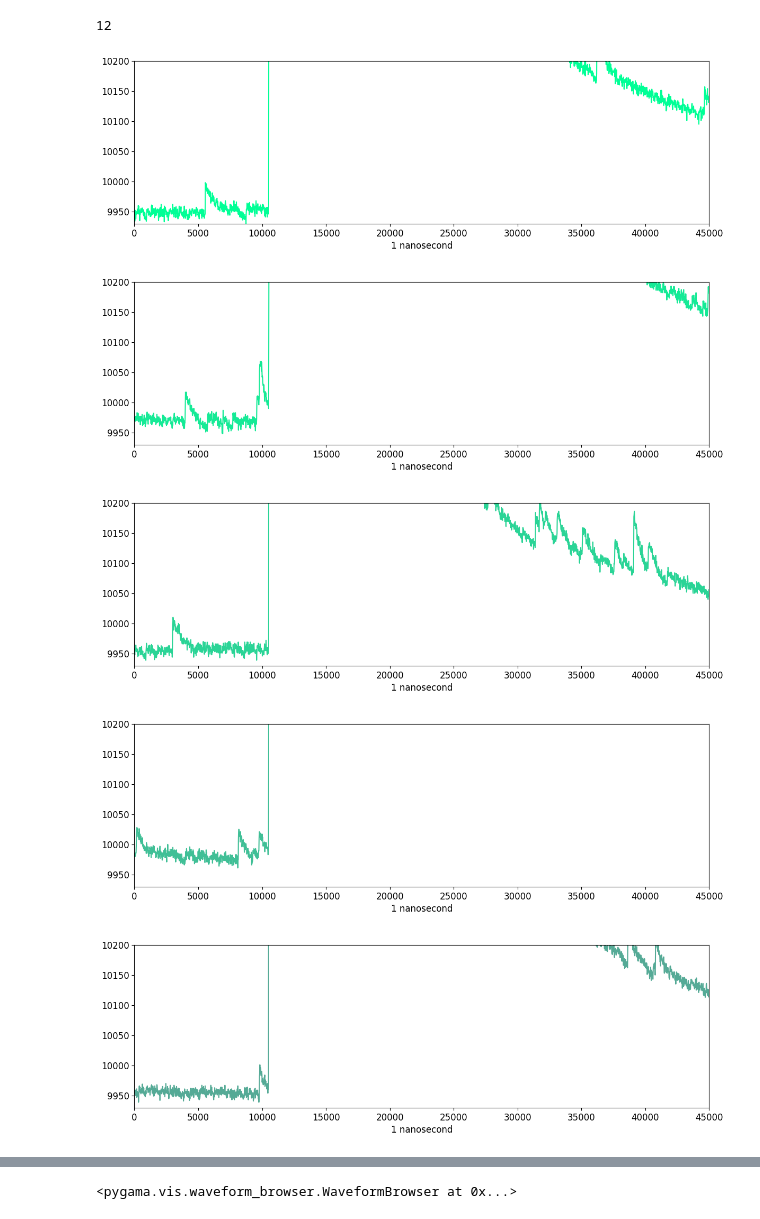
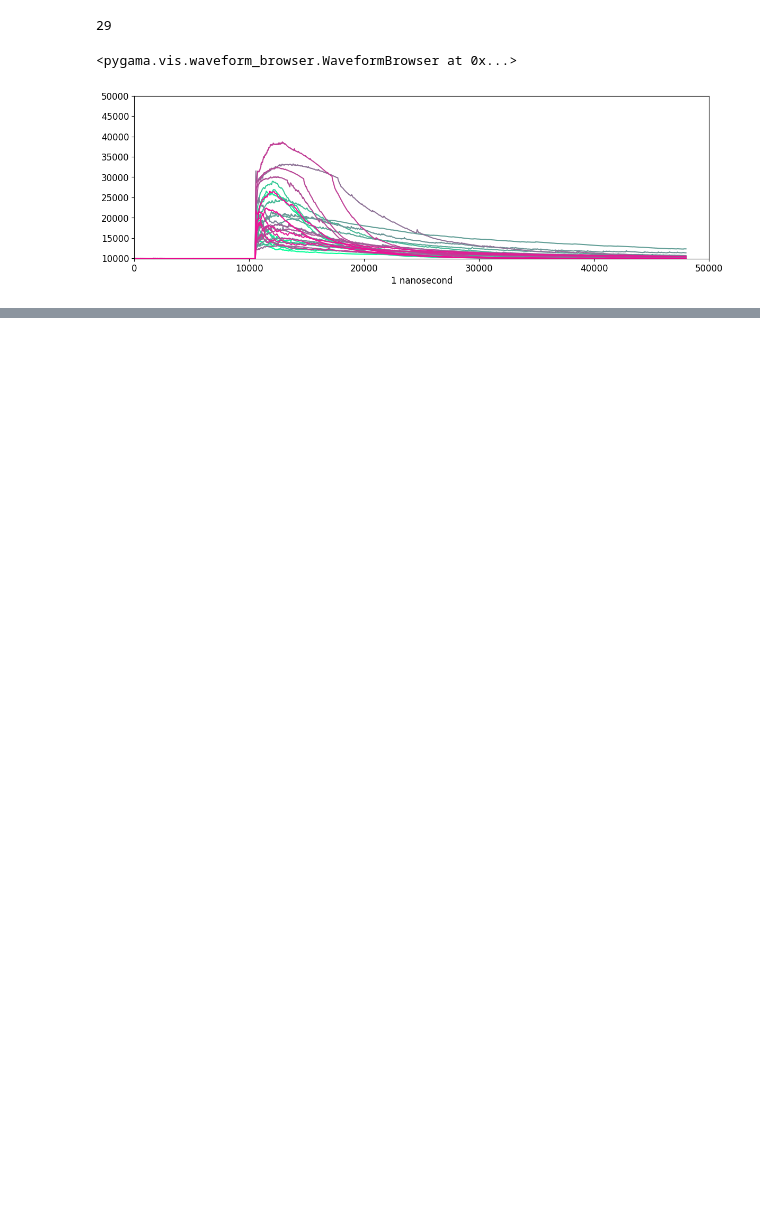
Before and after one commit to hofsi/leg-py, a Jupyter notebook: Run_phe.ipynb, the cells around one changed output, grey strips where cells are left out. Cells and saved outputs as stored; diff of their text form; code cells hidden in the pictures; blank space fills up the shorter version.

```diff
--- a/Run_phe.ipynb
+++ b/Run_phe.ipynb
@@ -5,8 +5,9 @@ from pygama.lgdo.lh5_store import ls
 import simultaneous_waveviewer
 
 #ls("/mnt/atlas01/users/shofinger/dsp_7/a/113433.lh5","ch000/")
-file = "/mnt/atlas01/projects/legend/data/com/raw/2022-04-13-sipm-test/run006/20220414-063402-m6-muon-amajl3-mmaj4-rtl2500.lh5"
-results, entrys = fe.find_event(file,fe.median,[1,0,1500])
+file = "/mnt/atlas01/projects/legend/data/com/raw/2022-04-13-sipm-test/run006/20220416-211154-m6-muon-amajl3-mmaj4-rtl2500.lh5"
+results, entrys = fe.find_event(file,fe.median,[1,0,3000],minfit=10500,include_channel = ["OB-01","OB-02","OB-03","OB-05","OB-06","OB-07","OB-08","OB-09","OB-12","OB-13","OB-14","OB-16","OB-17","OB-21","OB-22","OB-23","OB-24","OB-25","OB-26","OB-28","OB-29","OB-30","OB-31","OB-35","OB-36","OB-37","OB-38","OB-39","OB-40"], )
+#["OB-01","OB-02","OB-03","OB-05","OB-06","OB-07","OB-08","OB-09","OB-12","OB-13","OB-14","OB-16","OB-17","OB-21","OB-22","OB-23","OB-24","OB-25","OB-26","OB-28","OB-29","OB-30","OB-31","OB-35","OB-36","OB-37","OB-38","OB-39","OB-40"]
 # %%
 #show("/mnt/atlas01/projects/legend/data/com/raw/2022-04-13-sipm-test/run006/20220414-063402-m6-muon-amajl3-mmaj4-rtl2500.lh5")
 # %%
@@ -14,9 +16,6 @@ results, entrys = zip(*sorted(zip(results[0],entrys[0])))
 # %%
-simultaneous_waveviewer.simul_viewer(lh5_file_in = file,data_dir = "/raw",include_channel = ["OB-01"],entry = [2759, 8253, 178, 11218, 727, 3397, 10882, 5000, 815, 3280, 7249, 10010],y_lim =[9930,10200], x_lim =[0,100000],stacked_view = False)
+simultaneous_waveviewer.simul_viewer(lh5_file_in = file,data_dir = "/raw",include_channel = ["OB-01","OB-02","OB-03","OB-05","OB-06","OB-07","OB-08","OB-09","OB-12","OB-13","OB-14","OB-16","OB-17","OB-21","OB-22","OB-23","OB-24","OB-25","OB-26","OB-28","OB-29","OB-30","OB-31","OB-35","OB-36","OB-37","OB-38","OB-39","OB-40"],entry = [933],y_lim =[9930,50000], x_lim =[0,50000],stacked_view = True)
 # %% [output]
-12
+29
+<pygama.vis.waveform_browser.WaveformBrowser at 0x...>
-[figure, old version]
+[figure, new version]
-[figure, removed]
-[figure, removed]
-[figure, removed]
-[figure, removed]
@@ -30,3 +22,2 @@ simultaneous_waveviewer.simul_viewer(lh5_file_in = file,data_dir = "/raw",includ
-<pygama.vis.waveform_browser.WaveformBrowser at 0x...>
 # %%
 print(results)
```
Also changed, not shown: parts of 3 cells of this notebook, 1 other file.
